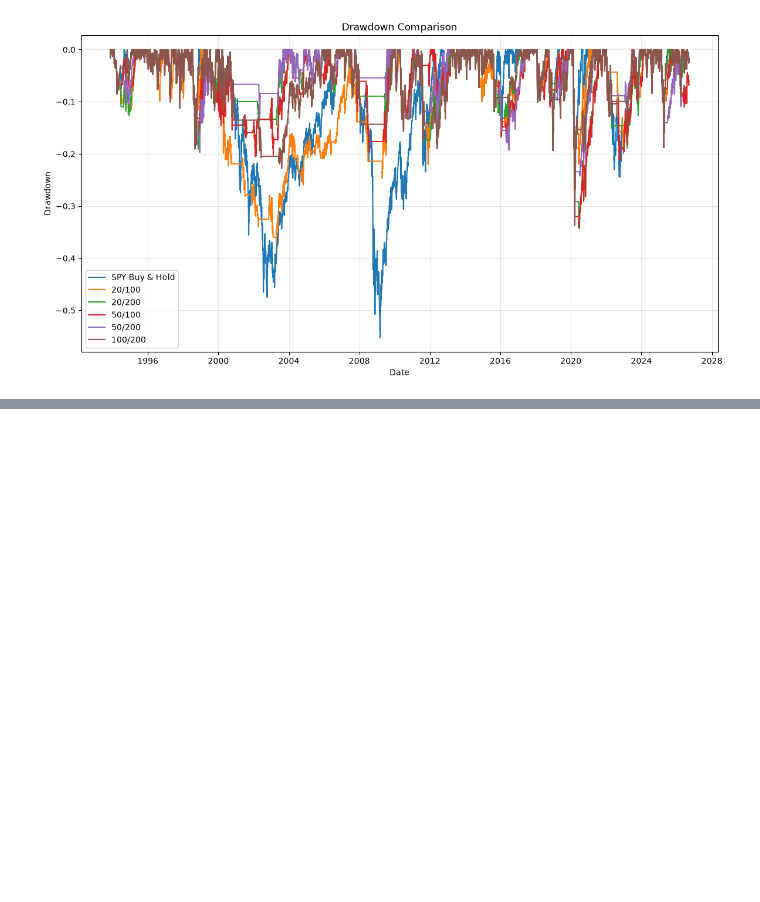
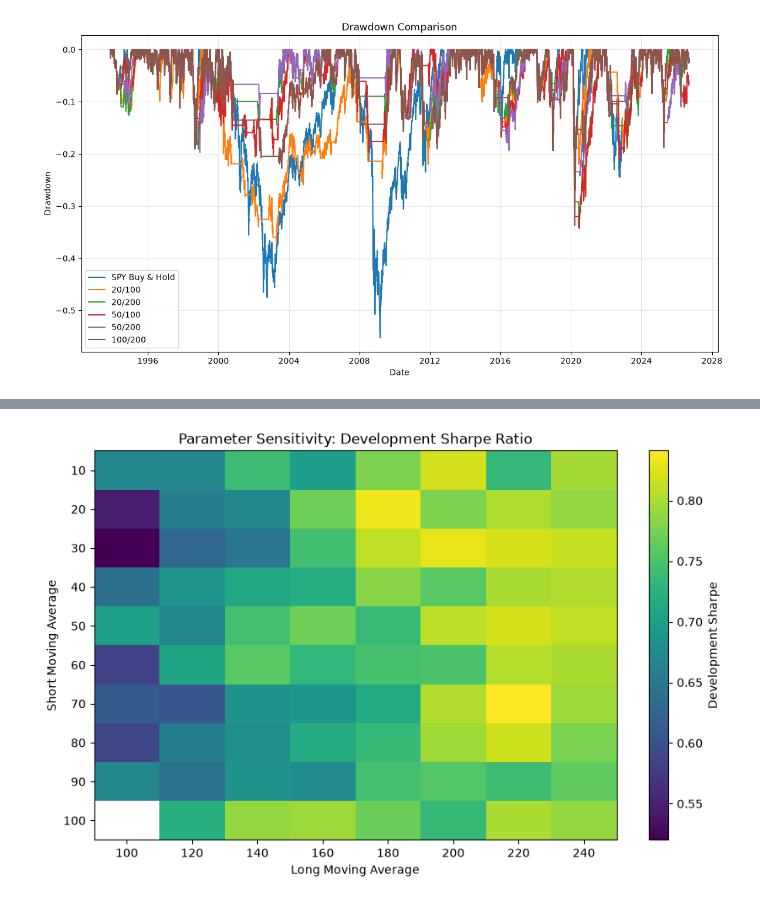
Before and after one commit to NutellaJello/SPY-backtest, a Jupyter notebook: spy_ma_research.ipynb, the cells around one changed output, grey strips where cells are left out. Cells and saved outputs as stored; diff of their text form; code cells hidden in the pictures; blank space fills up the shorter version.

Commit message:
added parameter sensitivity and testing specific errors

```diff
--- a/spy_ma_research.ipynb
+++ b/spy_ma_research.ipynb
@@ -483,0 +718,38 @@ full_results
+# %%
+# chart helps show whether good performance occurs across many similar MA pairs or if it is concentrated in a few specific pairs.
+#  If the latter, it is likely that the good performance is due to chance rather than a real pattern.
+
+pivot = snooping_df.pivot(
+    index="Short",
+    columns="Long",
+    values="Development Sharpe"
+)
+
+plt.figure(figsize=(10, 6))
+
+plt.imshow(
+    pivot,
+    aspect="auto"
+)
+
+plt.colorbar(label="Development Sharpe")
+
+plt.xticks(
+    range(len(pivot.columns)),
+    pivot.columns
+)
+
+plt.yticks(
+    range(len(pivot.index)),
+    pivot.index
+)
+
+plt.xlabel("Long Moving Average")
+plt.ylabel("Short Moving Average")
+plt.title("Parameter Sensitivity: Development Sharpe Ratio")
+
+plt.show()
+
+# results suggests that performance increases as LMA increases (generally becomes brighter as it increases)
+# %% [output]
+[figure, added]
```
Also changed, not shown: parts of 7 cells of this notebook.
